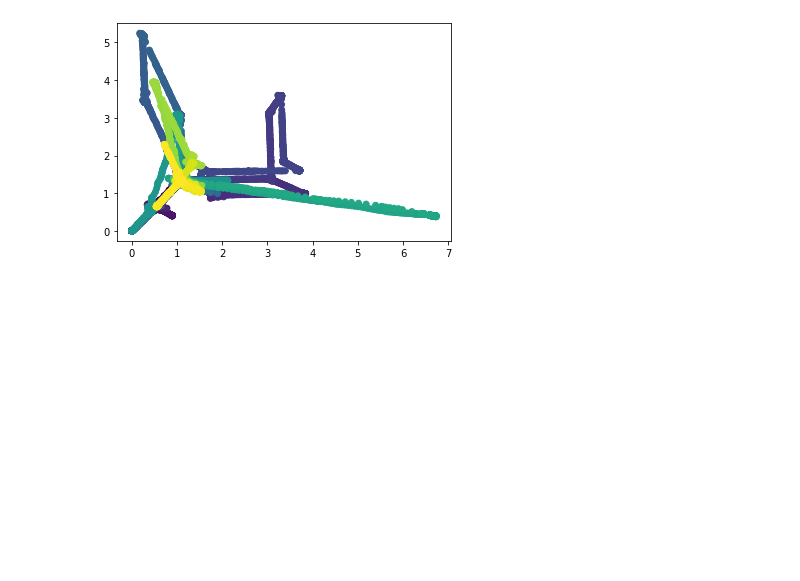
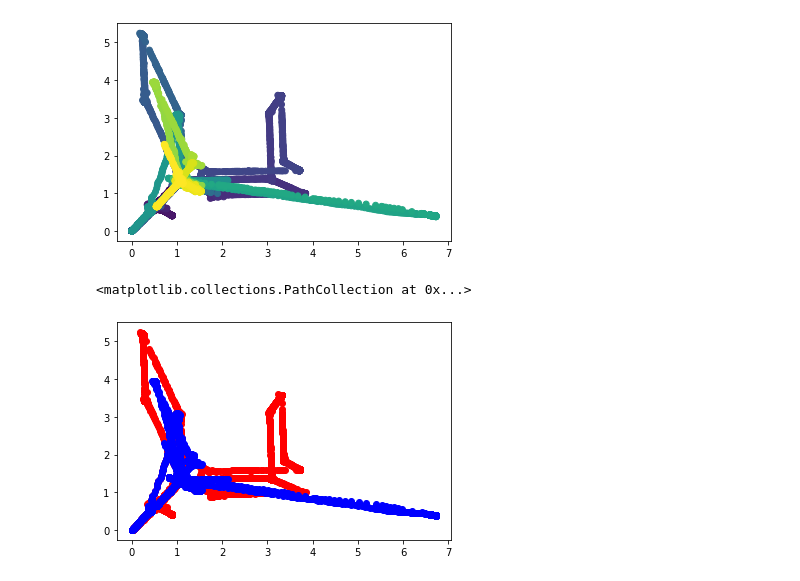
Before and after one commit to skywalker0803r/Optimal-pyrolysis-temperature-AI-for-light-oil-feedstock-analysis, a Jupyter notebook: notebook/資料分析_降維.ipynb, the cells around one changed output. Drawn from its saved outputs; the diff is of its cells as text; code cells hidden in the pictures; blank space fills up the shorter version.

```diff
--- a/notebook/資料分析_降維.ipynb
+++ b/notebook/資料分析_降維.ipynb
@@ -90,3 +90,16 @@ plt.scatter(x,y,c=c)
 # %% [output]
 <matplotlib.collections.PathCollection at 0x...>
 [figure]
+# %%
+n = int(len(data)/2)
+x = model.encoder(data)[:,0][:30000]
+y = model.encoder(data)[:,1][:30000]
+c = [*range(len(data))][:100]
+plt.scatter(x,y,c='r')
+x = model.encoder(data)[:,0][-30000:]
+y = model.encoder(data)[:,1][-30000:]
+c = [*range(len(data))][:100]
+plt.scatter(x,y,c='b')
+# %% [output]
+<matplotlib.collections.PathCollection at 0x...>
+[figure, added]
```
